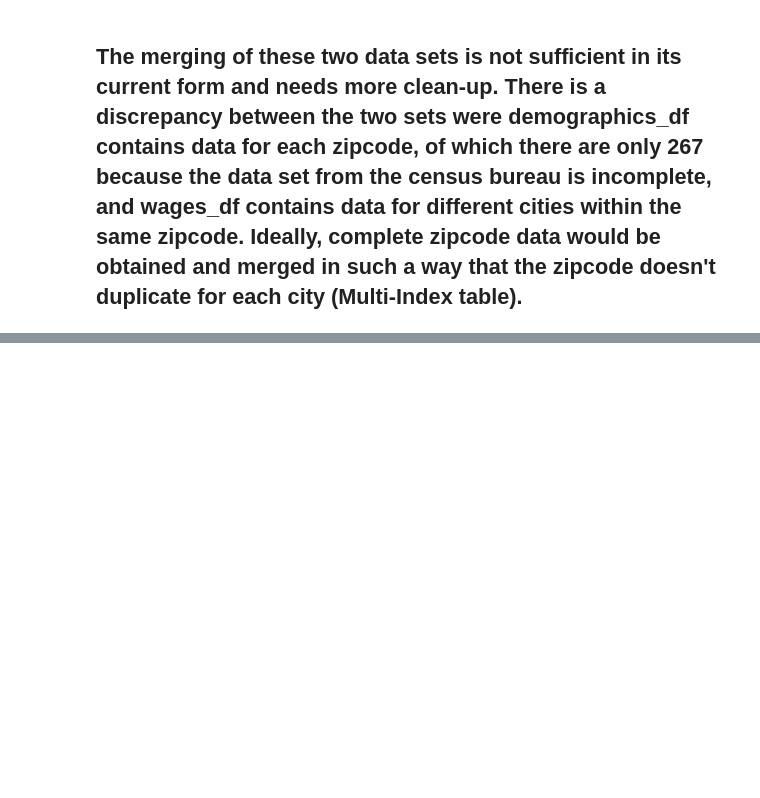
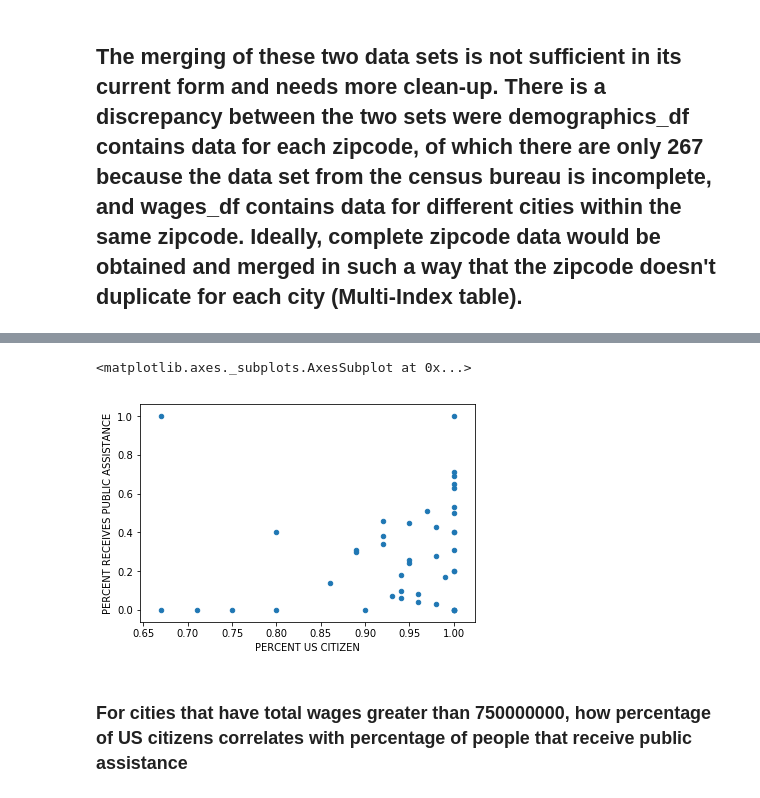
Before and after one commit to bisheranadani/EECS731-Census-Data, a Jupyter notebook: Project 1.ipynb, the cells around one changed output, grey strips where cells are left out. Saved outputs shown, nothing was run; the diff lists cells and outputs as text; code cells hidden in the pictures; blank space fills up the shorter version.

```diff
--- a/Project 1.ipynb
+++ b/Project 1.ipynb
@@ -86,0 +121,7 @@ combined_df.groupby('Zipcode')['COUNT FEMALE'].plot(kind='hist')
+# %%
+combined_df_v2.loc[combined_df_v2['TotalWages'] > 750000000].groupby('Zipcode')['PERCENT US CITIZEN','PERCENT RECEIVES PUBLIC ASSISTANCE'].mean().plot(x='PERCENT US CITIZEN',y='PERCENT RECEIVES PUBLIC ASSISTANCE',kind='scatter')
+# %% [output]
+<matplotlib.axes._subplots.AxesSubplot at 0x...>
+[figure, added]
+# %% [markdown]
+### For cities that have total wages greater than 750000000, how percentage of US citizens correlates with percentage of people that receive public assistance
```
Also changed, not shown: parts of 16 cells of this notebook.
